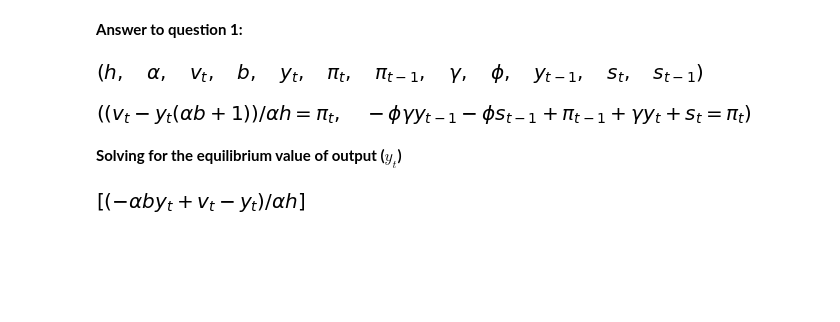
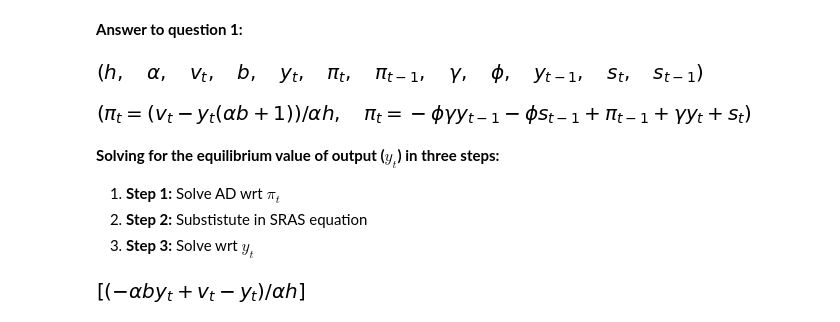
Before and after one commit to NumEconCopenhagen/projects-2019-bcg, a Jupyter notebook: examproject/exam_2019.ipynb, the cells around one changed output. Saved outputs shown, nothing was run; the diff lists cells and outputs as text; code cells hidden in the pictures; blank space fills up the shorter version.

```diff
--- a/examproject/exam_2019.ipynb
+++ b/examproject/exam_2019.ipynb
@@ -274,13 +279,17 @@ h, alpha, v, b, y_t, pi_t, pi_t_1, gamma, phi, y_t_1, s_t, s_t_1
 # %% [output]
 [figure]
 # %%
-AD = sm.Eq((1/(h*alpha))*(v - (1+b*alpha)*y_t), pi_t)
-SRAS = sm.Eq((pi_t_1 + gamma*y_t - phi*gamma*y_t_1 + s_t - phi*s_t_1), pi_t)
+AD = sm.Eq(pi_t, (1/(h*alpha))*(v - (1+b*alpha)*y_t))
+SRAS = sm.Eq(pi_t, (pi_t_1 + gamma*y_t - phi*gamma*y_t_1 + s_t - phi*s_t_1))
 AD, SRAS
 # %% [output]
-[figure, old version]
+[figure, new version]
-# %% [markdown]
-**Solving for the equilibrium value of output ($y_{t}$)**
+# %% [markdown]
+**Solving for the equilibrium value of output ($y_{t}$) in three steps:**
+
+1. **Step 1:** Solve AD wrt $\pi_{t}$
+2. **Step 2:** Substistute in SRAS equation
+3. **Step 3:** Solve wrt $y_{t}$
 # %%
 AD_1 = sm.solve(AD, pi_t)
 AD_1
```
Also changed, not shown: parts of 23 cells of this notebook.
